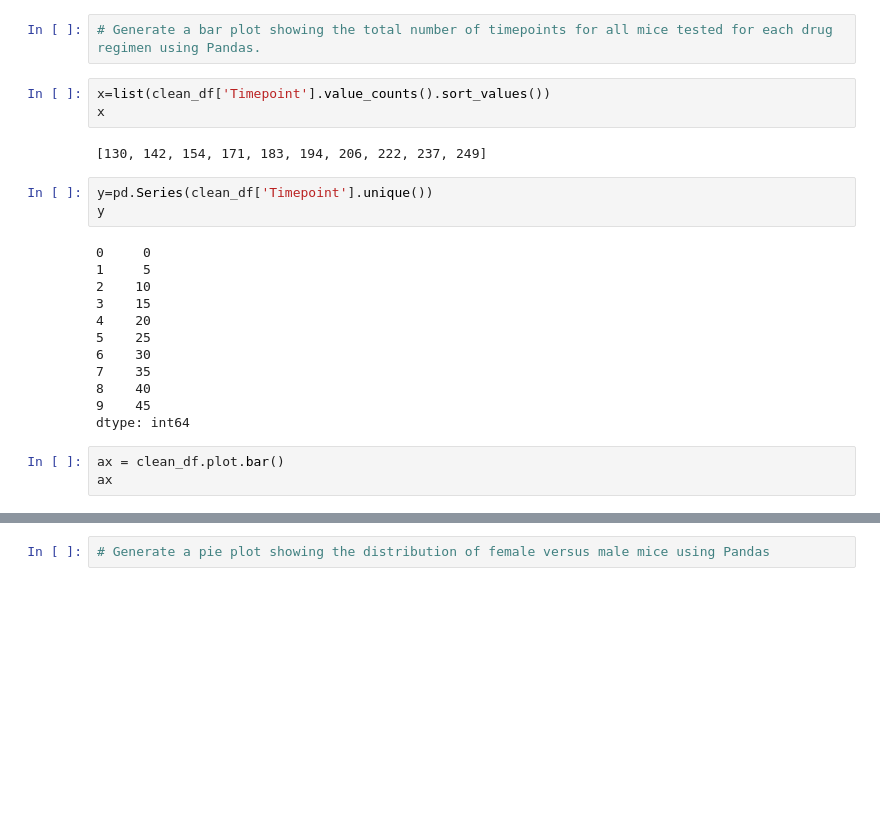
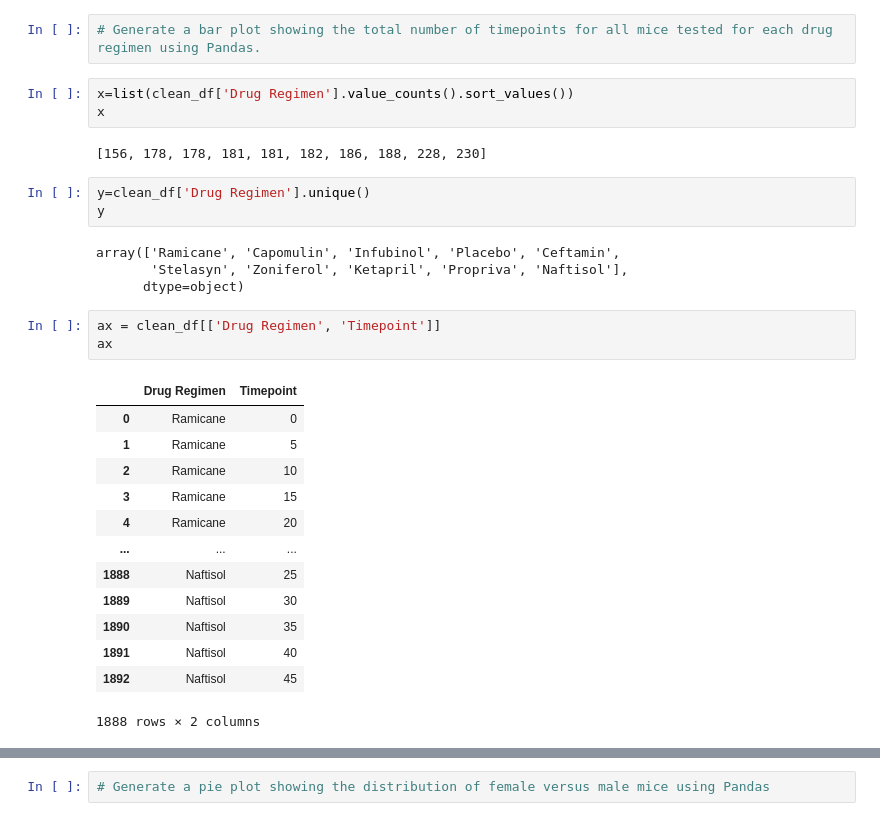
Before and after one commit to jakewmayfield/Matplotlib-Pymaceuticals, a Jupyter notebook: Pymaceuticals-Matplotlib.ipynb, the cells around one changed output, grey strips where cells are left out. Cells and saved outputs as stored; diff of their text form; blank space fills up the shorter version.

```diff
--- a/Pymaceuticals-Matplotlib.ipynb
+++ b/Pymaceuticals-Matplotlib.ipynb
@@ -190,25 +190,31 @@ single_line_test_2
 # %%
 # Generate a bar plot showing the total number of timepoints for all mice tested for each drug regimen using Pandas.
 # %%
-x=list(clean_df['Timepoint'].value_counts().sort_values())
+x=list(clean_df['Drug Regimen'].value_counts().sort_values())
 x
 # %% [output]
-[130, 142, 154, 171, 183, 194, 206, 222, 237, 249]
+[156, 178, 178, 181, 181, 182, 186, 188, 228, 230]
 # %%
-y=pd.Series(clean_df['Timepoint'].unique())
+y=clean_df['Drug Regimen'].unique()
 y
 # %% [output]
-0     0
-1     5
-2    10
-3    15
-4    20
-5    25
-6    30
-7    35
-8    40
-9    45
-dtype: int64
+array(['Ramicane', 'Capomulin', 'Infubinol', 'Placebo', 'Ceftamin',
+       'Stelasyn', 'Zoniferol', 'Ketapril', 'Propriva', 'Naftisol'],
+      dtype=object)
 # %%
-ax = clean_df.plot.bar()
+ax = clean_df[['Drug Regimen', 'Timepoint']]
 ax
+# %% [output]
+|  | Drug Regimen | Timepoint |
+| 0 | Ramicane | 0 |
+| 1 | Ramicane | 5 |
+| 2 | Ramicane | 10 |
+| 3 | Ramicane | 15 |
+| 4 | Ramicane | 20 |
+| ... | ... | ... |
+| 1888 | Naftisol | 25 |
+| 1889 | Naftisol | 30 |
+| 1890 | Naftisol | 35 |
+| 1891 | Naftisol | 40 |
+| 1892 | Naftisol | 45 |
+1888 rows × 2 columns
```
Also changed, not shown: parts of 4 cells of this notebook.
